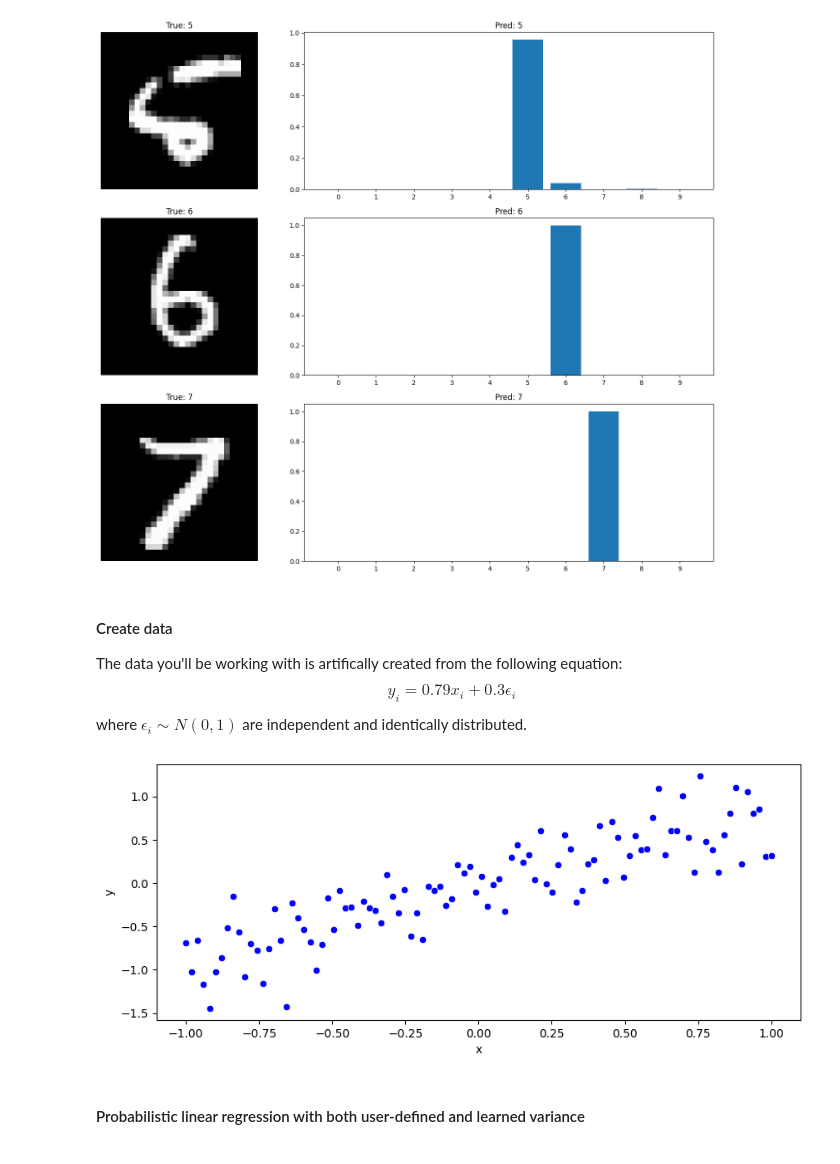
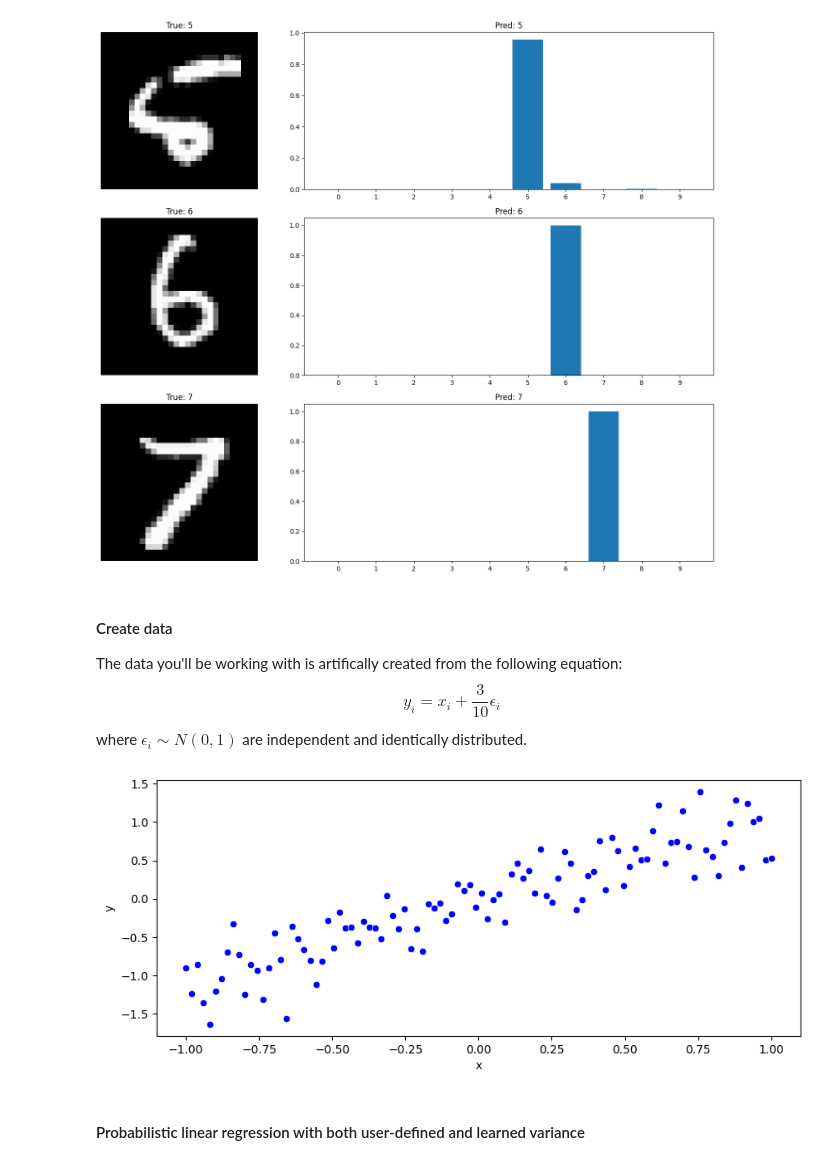
Before and after one commit to MengOonLee/Deep_learning, a Jupyter notebook: TensorFlow/Probabilistic/Bayesian/Bayesian.ipynb, the cells around one changed output. Cells and saved outputs as stored; diff of their text form; code cells hidden in the pictures.

```diff
--- a/TensorFlow/Probabilistic/Bayesian/Bayesian.ipynb
+++ b/TensorFlow/Probabilistic/Bayesian/Bayesian.ipynb
@@ -426,30 +426,29 @@ plt.show()
 #### Create data
 
 The data you'll be working with is artifically created from the following equation:
-$$ y_i = 0.79 x_i + 0.3\epsilon_i$$
+$$ y_i =  x_i + \frac{3}{10}\epsilon_i$$
 where $\epsilon_i \sim N(0, 1)$ are independent and identically distributed.
 # %%
 import tensorflow as tf
 tf.random.set_seed(seed=42)
 import matplotlib.pyplot as plt
 import seaborn as sns
 
 # Create and plot 100 points of training data
 num_samples = 100
-x_train = tf.linspace(start=-1., stop=1., num=num_samples)
-x_train = tf.expand_dims(input=x_train, axis=-1)
-y_train = 0.79*x_train + 0.3*tf.random.normal(shape=(num_samples, 1))
+x_train = tf.linspace(start=-1., stop=1., num=num_samples)[:, tf.newaxis]
+y_train = x_train + 0.3*tf.random.normal(shape=(num_samples, 1))
 ds_train = tf.data.Dataset.from_tensor_slices(tensors=(x_train, y_train))
 ds_train = ds_train.cache().shuffle(buffer_size=len(y_train))
 ds_train = ds_train.batch(batch_size=32).prefetch(buffer_size=tf.data.AUTOTUNE)
 
 plt.figure(figsize=(10, 4))
 sns.scatterplot(x=x_train[:, 0], y=y_train[:, 0], color="blue")
 plt.xlabel(xlabel="x")
 plt.ylabel(ylabel="y")
 plt.show()
 # %% [output]
-[figure, old version]
+[figure, new version]
 # %% [markdown]
 #### Probabilistic linear regression with both user-defined and learned variance
 # %%
```
Also changed, not shown: parts of 6 cells of this notebook.
